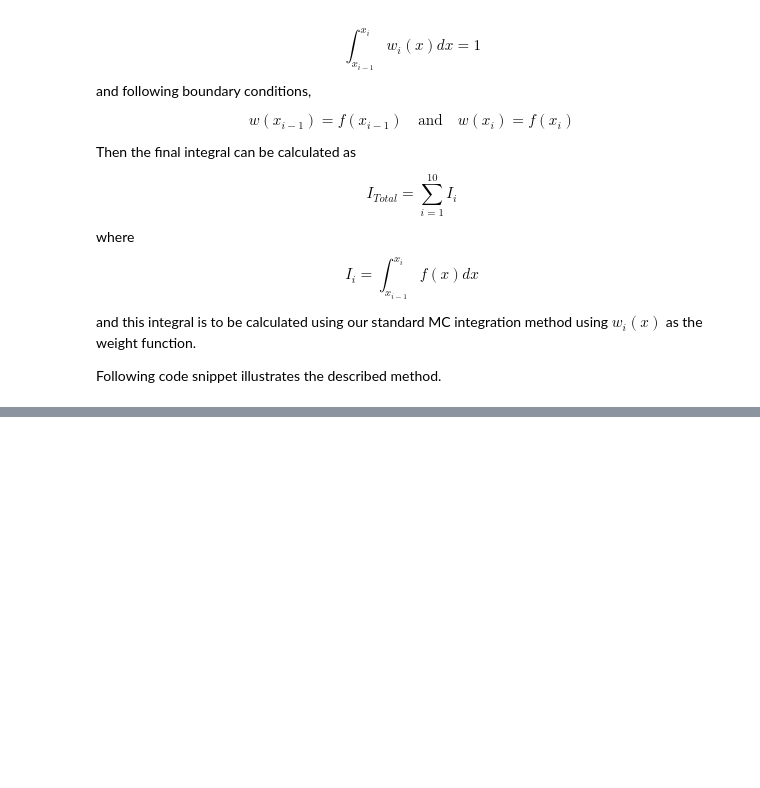
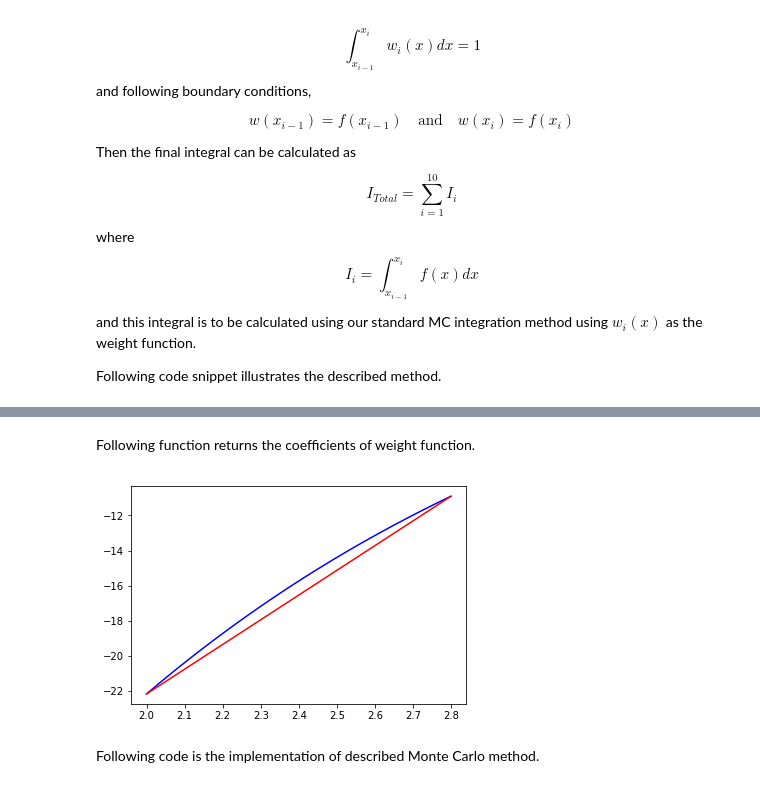
Before and after one commit to guneykan/montecarlo, a Jupyter notebook: PS3/PS3.ipynb, the cells around one changed output, grey strips where cells are left out. Drawn from its saved outputs; the diff is of its cells as text; code cells hidden in the pictures; blank space fills up the shorter version.

```diff
--- a/PS3/PS3.ipynb
+++ b/PS3/PS3.ipynb
@@ -30 +47,25 @@ Following code snippet illustrates the described method.
+# %% [markdown]
+Following function returns the coefficients of weight function.
+# %%
+#Calculates the coefficients of linear weight function.
+def findw(f,H,lower,upper,normalize):
+    #Find the linear function.
+    slope=(f(upper,H)-f(lower,H))/(upper-lower)
+    a=slope
+    b=-slope*upper+f(upper,H)
+    #Normalization.
+    A=(a/2)*(upper**2)+b*upper-(a/2)*(lower**2)-b*lower
+    if normalize:
+        a/=A
+        b/=A
+    return [a,b]
+x = np.arange(2, 2.8, 0.001);
+plt.plot(x,f(x,H),'b')
+testW=findw(f,H,2,2.8,False)
+plt.plot(x,testW[0]*x+testW[1],'r')
+plt.show()
+# %% [output]
+[figure, added]
+# %% [markdown]
+Following code is the implementation of described Monte Carlo method.
 # %%
```
Also changed, not shown: parts of 7 cells of this notebook.
